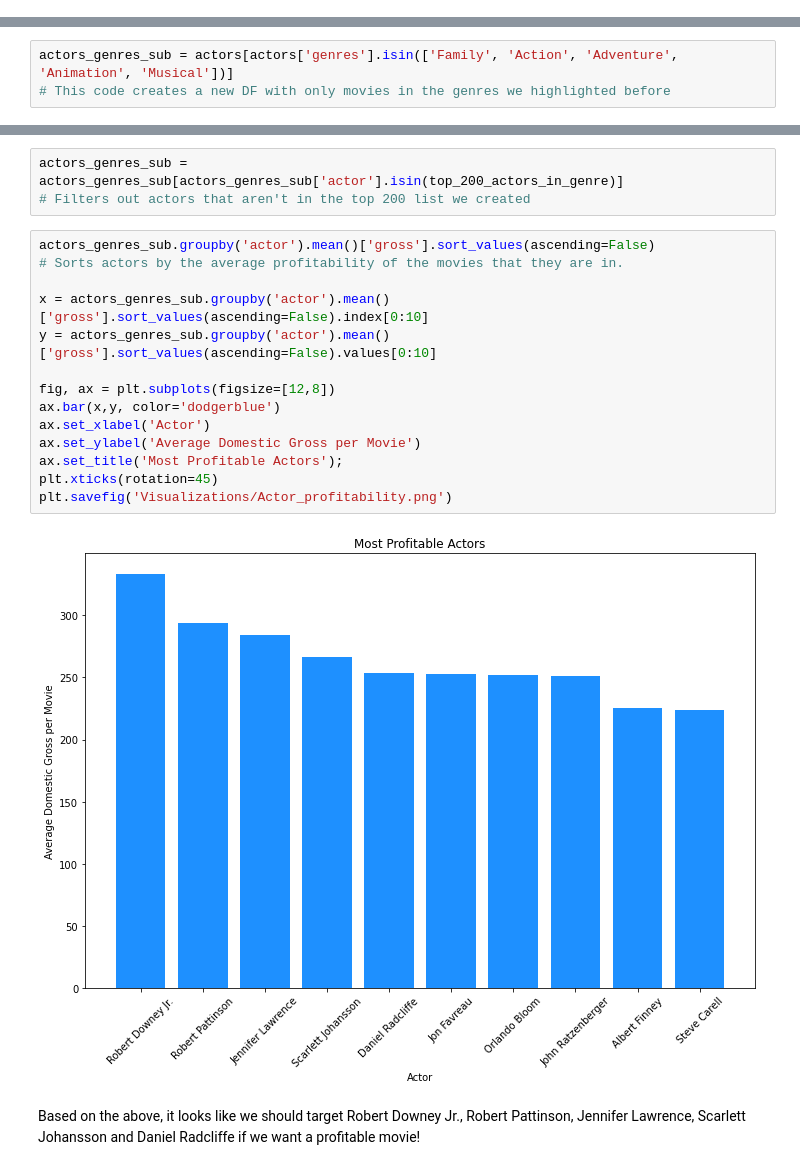
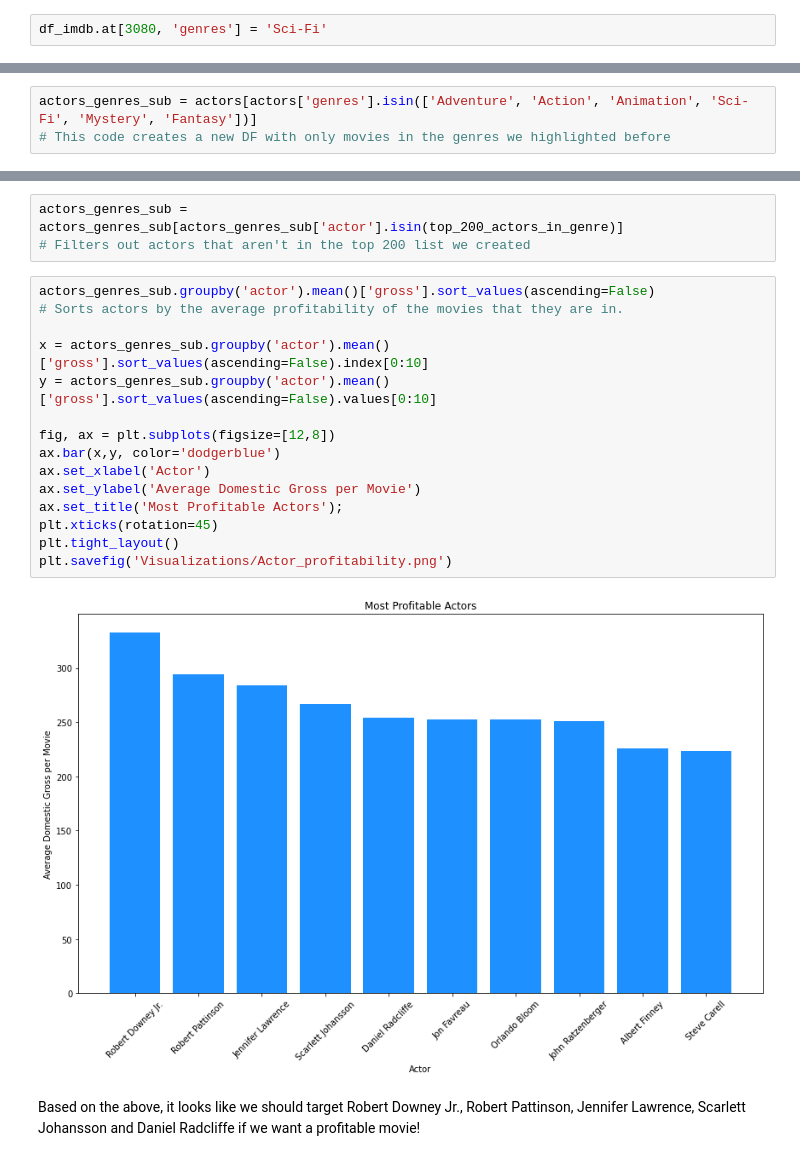
Before and after one commit to KPMcDonough49/dsc-phase-1-project, a Jupyter notebook: Technical Notebook.ipynb, the cells around one changed output, grey strips where cells are left out. Cells and saved outputs as stored; diff of their text form.

```diff
--- a/Technical Notebook.ipynb
+++ b/Technical Notebook.ipynb
@@ -316,3 +316,5 @@ def split_genres(genre):
 df_imdb['genres'] = df_imdb['genres'].apply(split_genres)
 # %% [markdown]
 In the IMDB dataset the 'genres' column has multiple entries separated by "|". For example, the first entry is 'Action|Adventure|Fantasy|Sci-Fi'. The above cell creates a function that returns the first main genre listed (so for the first entry it would return "Action"
+# %%
+df_imdb.at[3080, 'genres'] = 'Sci-Fi'
@@ -512,7 +517,7 @@ The above code was a little clunky but we now have a dataframe with all of the a
 # %% [markdown]
 # Business Understanding
 # %%
-actors_genres_sub = actors[actors['genres'].isin(['Family', 'Action', 'Adventure', 'Animation', 'Musical'])]
+actors_genres_sub = actors[actors['genres'].isin(['Adventure', 'Action', 'Animation', 'Sci-Fi', 'Mystery', 'Fantasy'])]
 # This code creates a new DF with only movies in the genres we highlighted before
 # %%
 actors_genres_sub['actor'].value_counts()[0:200]
@@ -540,19 +545,20 @@ actors_genres_sub = actors_genres_sub[actors_genres_sub['actor'].isin(top_200_ac
 # %%
 actors_genres_sub.groupby('actor').mean()['gross'].sort_values(ascending=False)
 # Sorts actors by the average profitability of the movies that they are in.
 
 x = actors_genres_sub.groupby('actor').mean()['gross'].sort_values(ascending=False).index[0:10]
 y = actors_genres_sub.groupby('actor').mean()['gross'].sort_values(ascending=False).values[0:10]
 
 fig, ax = plt.subplots(figsize=[12,8])
 ax.bar(x,y, color='dodgerblue')
 ax.set_xlabel('Actor')
 ax.set_ylabel('Average Domestic Gross per Movie')
 ax.set_title('Most Profitable Actors');
 plt.xticks(rotation=45)
+plt.tight_layout()
 plt.savefig('Visualizations/Actor_profitability.png')
 # %% [output]
-[figure, old version]
+[figure, new version]
 # %% [markdown]
 Based on the above, it looks like we should target Robert Downey Jr., Robert Pattinson, Jennifer Lawrence, Scarlett Johansson and Daniel Radcliffe if we want a profitable movie!
 # %%
```
Also changed, not shown: parts of 20 cells of this notebook, 7 other files.
